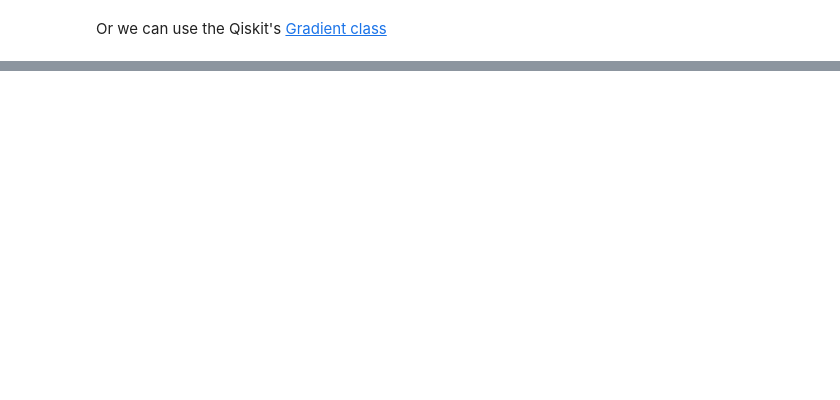
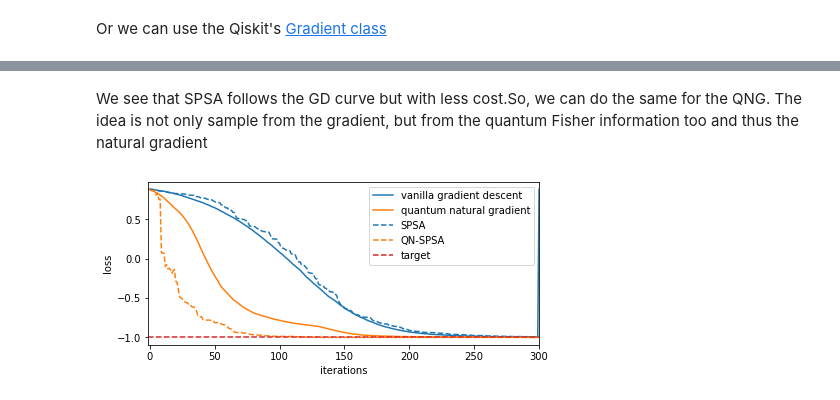
Before and after one commit to JesS5116/Intro_to_Quantum_Computing_Basics, a Jupyter notebook: notebooks/002_MachineLearning/003a_Training_Param_QC_Gradients.ipynb, the cells around one changed output, grey strips where cells are left out. Drawn from its saved outputs; the diff is of its cells as text; code cells hidden in the pictures; blank space fills up the shorter version.

```diff
--- a/notebooks/002_MachineLearning/003a_Training_Param_QC_Gradients.ipynb
+++ b/notebooks/002_MachineLearning/003a_Training_Param_QC_Gradients.ipynb
@@ -104,0 +275,22 @@ This method it's a little noisy
+# %% [markdown]
+We see that SPSA follows the GD curve but with less cost.So, we can do the same for the QNG. The idea is not only sample from the gradient, but from the quantum Fisher information too and thus the natural gradient
+# %%
+qnspsa_log = OptimizerLog()
+fidelity   = QNSPSA.get_fidelity(ansatz, quantum_instance, expectation = PauliExpectation())
+qnspsa     = QNSPSA(fidelity, maxiter = 300, learning_rate = 0.01, perturbation = 0.01,
+                   callback = qnspsa_log.update)
+result     = qnspsa.minimize(evaluate_expectation, initial_point)
+
+# Plot loss
+plt.figure(figsize=(7, 3))
+plt.plot(gd_log.loss, 'C0', label='vanilla gradient descent')
+plt.plot(qng_log.loss, 'C1', label='quantum natural gradient')
+plt.plot(spsa_log.loss, 'C0', ls='--', label='SPSA')
+plt.plot(qnspsa_log.loss, 'C1', ls='--', label='QN-SPSA')
+plt.axhline(-1, c='C3', ls='--', label='target')
+plt.ylabel('loss')
+plt.xlabel('iterations')
+plt.xlim([-1,300])
+plt.legend();
+# %% [output]
+[figure, added]
```
Also changed, not shown: parts of 29 cells of this notebook.
